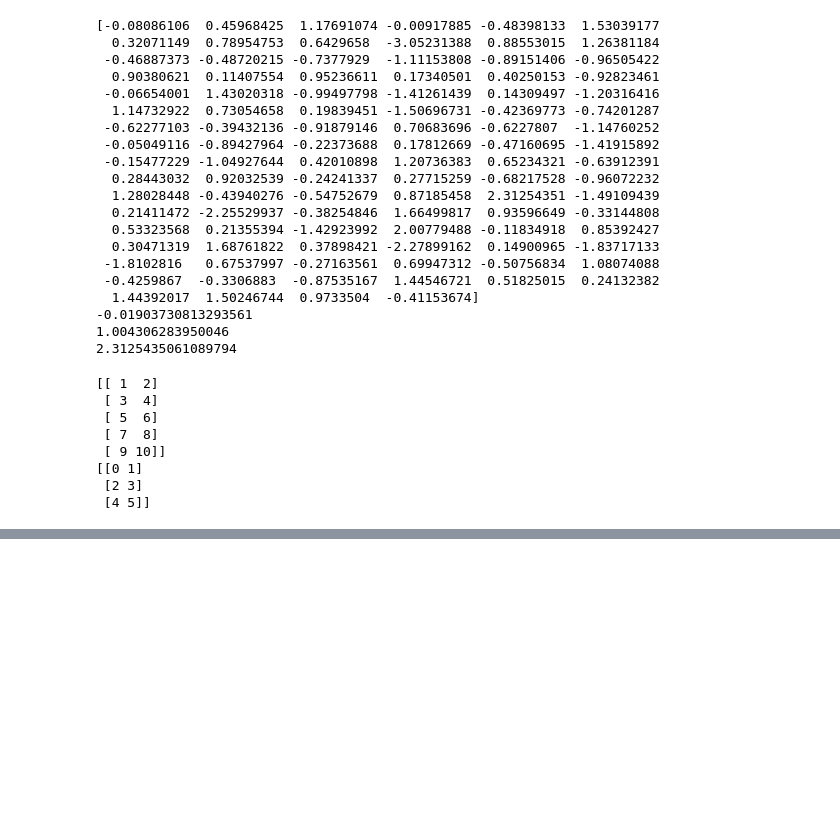
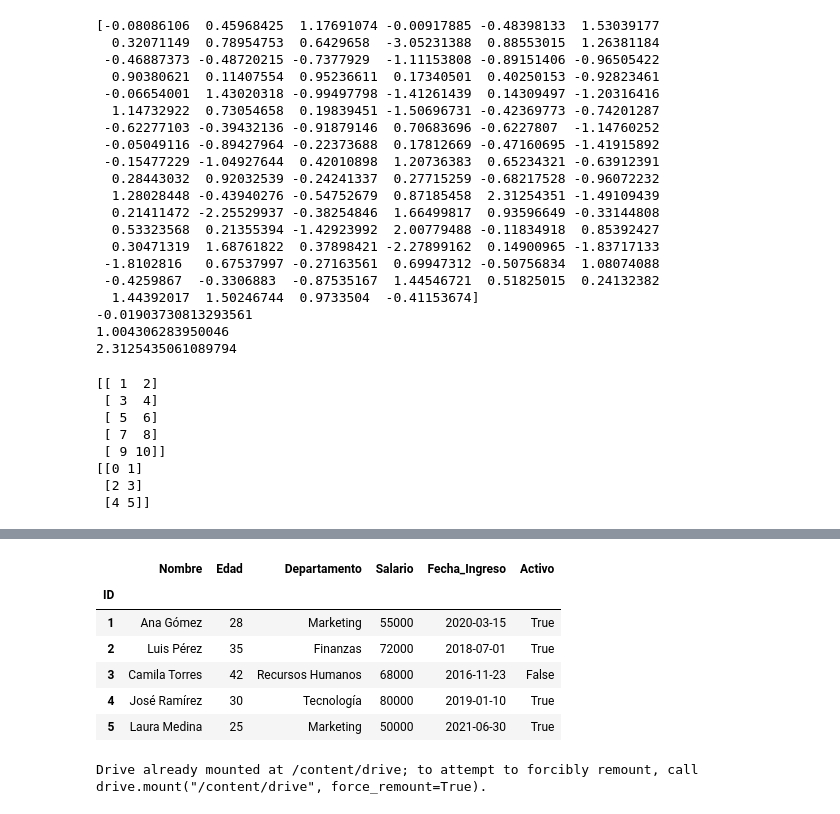
Before and after one commit to MattZG/Portafolio, a Jupyter notebook: Modulo_3.ipynb, the cells around one changed output, grey strips where cells are left out. Saved outputs shown, nothing was run; the diff lists cells and outputs as text; code cells hidden in the pictures; blank space fills up the shorter version.

```diff
--- a/Modulo_3.ipynb
+++ b/Modulo_3.ipynb
@@ -250,0 +333,16 @@ print(arr)
+# %%
+df = pd.read_csv('empleados.csv', index_col= 0)
+df.head()
+# %% [output]
+|  | Nombre | Edad | Departamento | Salario | Fecha_Ingreso | Activo |
+| ID |  |  |  |  |  |  |
+| 1 | Ana Gómez | 28 | Marketing | 55000 | 2020-03-15 | True |
+| 2 | Luis Pérez | 35 | Finanzas | 72000 | 2018-07-01 | True |
+| 3 | Camila Torres | 42 | Recursos Humanos | 68000 | 2016-11-23 | False |
+| 4 | José Ramírez | 30 | Tecnología | 80000 | 2019-01-10 | True |
+| 5 | Laura Medina | 25 | Marketing | 50000 | 2021-06-30 | True |
+# %%
+from google.colab import drive
+drive.mount('/content/drive')
+# %% [output]
+Drive already mounted at /content/drive; to attempt to forcibly remount, call drive.mount("/content/drive", force_remount=True).
```
Also changed, not shown: parts of 45 cells of this notebook.
